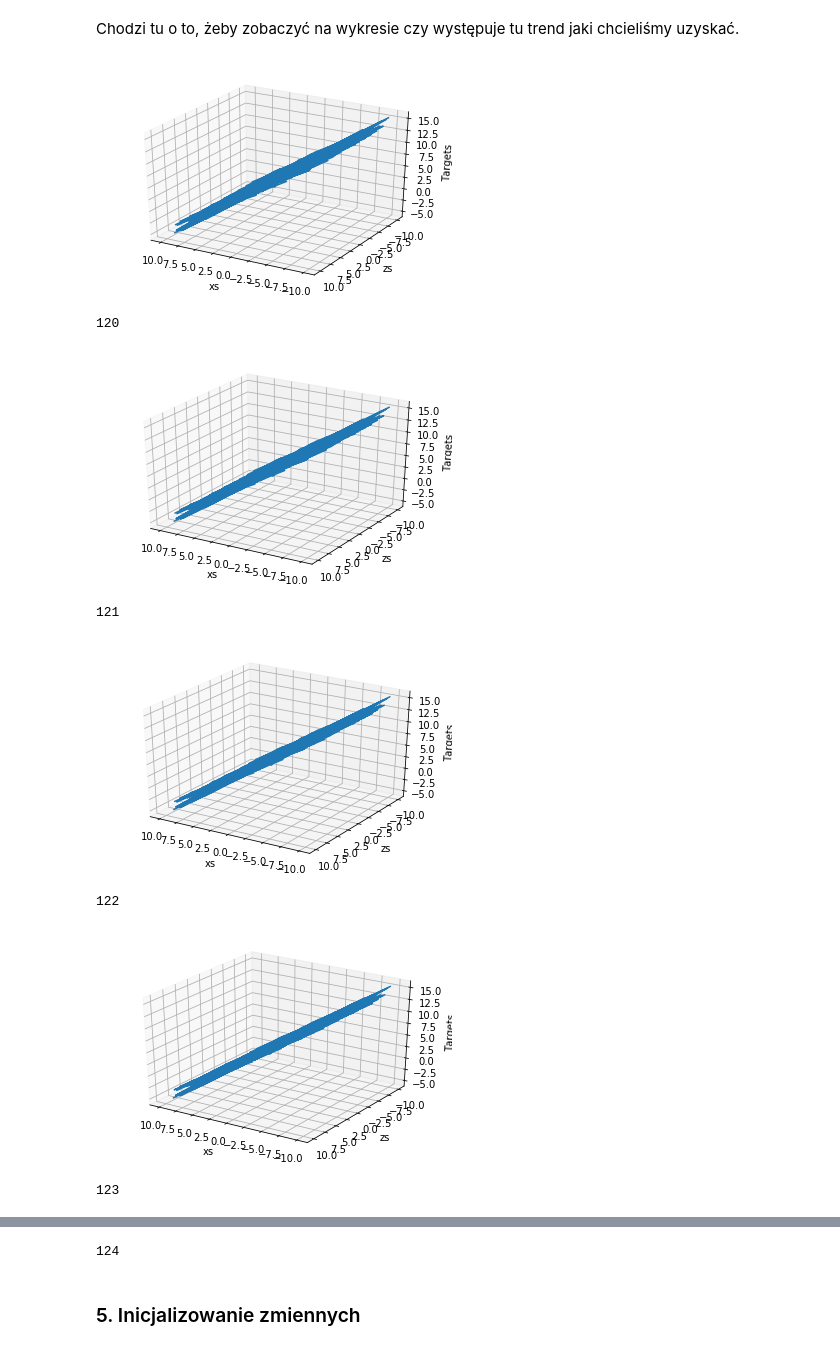
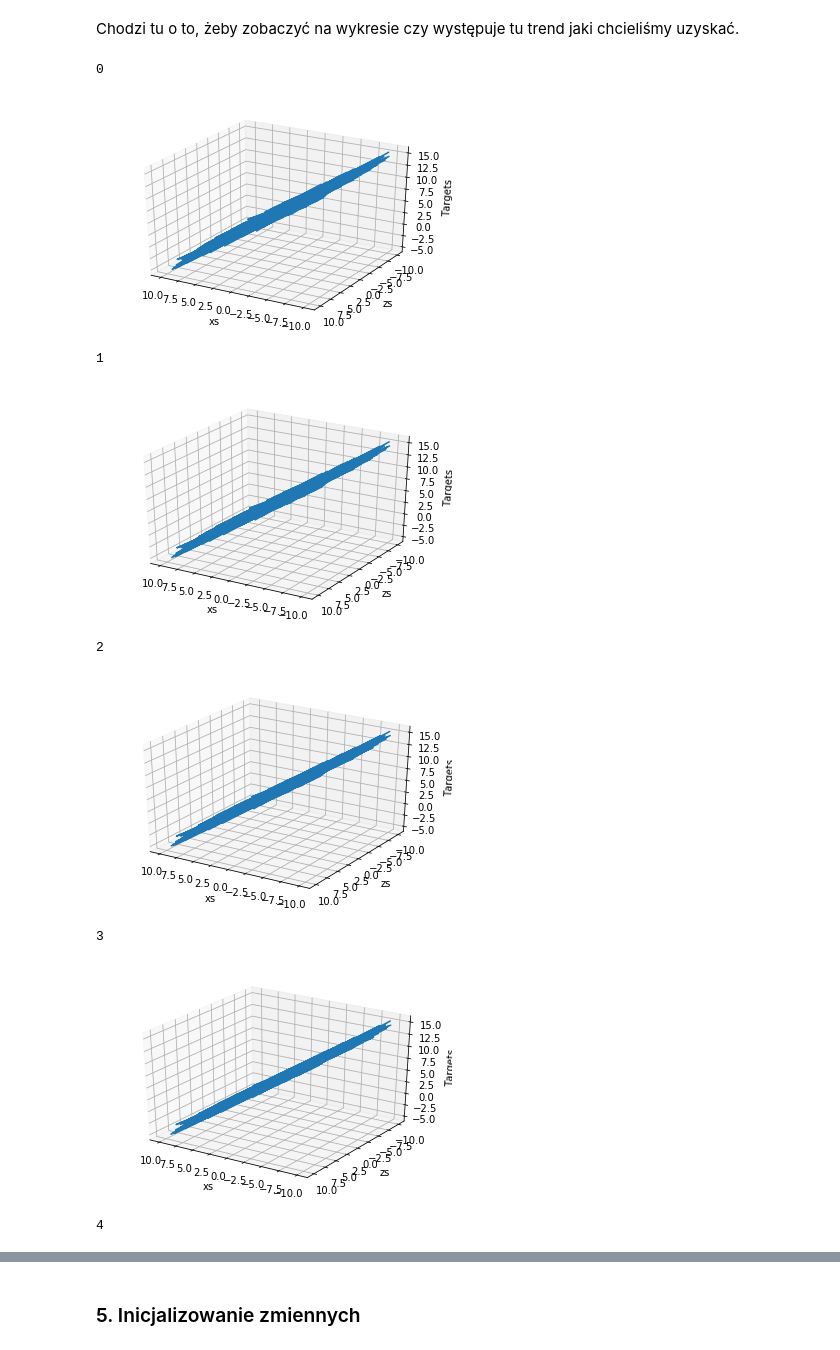
Before and after one commit to Bahusson/ai, a Jupyter notebook: Course_pract_1.ipynb, the cells around one changed output, grey strips where cells are left out. Cells and saved outputs as stored; diff of their text form; code cells hidden in the pictures.

Commit message:
Dalsze modyfikacje modelu liniowego
Wyciągnąłem sobie zmienne do jednego panelu, żeby mieć nad nimi lepszą
kontrolę. Program zaczyna jako tako wyglądać...

```diff
--- a/Course_pract_1.ipynb
+++ b/Course_pract_1.ipynb
@@ -10,14 +10,20 @@ import numpy as np
 #Poniższe przyda się do wizualizacji w tym wypadku - TensorFlow ma swój TensorBoard do wizualizacji.
 import matplotlib.pyplot as plt   # generator grafów - imho coś jak bokeh.
 from mpl_toolkits.mplot3d import Axes3D # wizualizacja ww. w 3D.
+# %%
+### Centrum koordynacji zmiennych ###
+observations = 1000  # Tu można zmienić ilość obserwacji. Optymalnie na lapka bez GPU jest 10.000 max. 100.000.
+r_v = 10             # Tu ustawiasz sobie poziom szumu w bazie przypadków losowych. Im większa tym większy szum.
+v_t = 1              # Tu zmieniasz wartość szumu w danych treningowych.
+v_a = 1              # Podstawiasz tu liczbę zmiennych.
+rng = 5              # Zakres działania animacji. Jeśli chcesz zobaczyć pełną animację wpisz dużą liczbę np. 200-300.
+l_r = 0.03           # Prędkość nauki modelu.
 # %% [markdown]
 ### 2. Generowanie losowych danych do podstawienia do modelu.
 # %%
-observations = 1000
-
-xs = np.random.uniform(low = -10, high = 10, size =(observations,1)) # funkcja generowania liczb losowych w numpy.
-# Od -10 do 10 z równą szansą dla każdej. rozmiar to liczba obserwacji / liczba zmiennych (tutaj 1 zmienna)
-zs = np.random.uniform(-10,10,(observations,1)) # ta sama funkcja, druga kolumna i bez opisu wewnątrz.
+xs = np.random.uniform(low = -r_v, high = r_v, size =(observations,v_a)) # funkcja generowania liczb losowych w numpy.
+# Od -10 do 10 z równą szansą dla każdej. rozmiar to liczba obserwacji / liczba zmiennych
+zs = np.random.uniform(-r_v,r_v,(observations,v_a)) # ta sama funkcja, druga kolumna i bez opisu wewnątrz.
 
 inputs = np.column_stack((xs,zs)) # Ta funkcja łączy dwie kolumny ze sobą - w ten sposób będzie wyglądać input w TF.
 # W tym wypadku mamy do czynienia z matrycą 1000x2.
@@ -77,20 +76,33 @@ def graph_animator(var, observations, targets,):
 # %%
 # To taka moja mała animacja ad-hoc, bo lubię widzieć co się dzieje w środku,
-# a tak znacznie łatwiej to sobie zwizualizować. :P
-# Jak masz przedpotopowy sprzęt jak ja i nie masz GPU (karty graficznej), którą
-# dałoby się taki proces przysipieszyć, to polecam nie odpalać navigatora anakondy,
-# a najlepiej w ogóle zrezygnować ze środowiska graficznego i poruszać się po systemie przy pomocy basha.
-# Naturalnie jeśli Twój komputer nie dostaje zadyszki przy milionie rekordów w bazie, to pewnie
-# nie masz się czym przejmować. Ja zbieram teraz na jakiś porządny sprzęt z kartami "tesla" albo na ten procesor
-# co to ma być tylko do obsługi SI a jednak bardziej wydajny niż GPU.
-for i in range(5):
+    # a tak znacznie łatwiej to sobie zwizualizować. :P
+    # Jak masz przedpotopowy sprzęt jak ja i nie masz GPU (karty graficznej), którą
+    # dałoby się taki proces przysipieszyć, to polecam nie odpalać navigatora anakondy,
+    # a najlepiej w ogóle zrezygnować ze środowiska graficznego i poruszać się po systemie przy pomocy basha.
+    # Naturalnie jeśli Twój komputer nie dostaje zadyszki przy milionie rekordów w bazie, to pewnie
+    # nie masz się czym przejmować. Ja zbieram teraz na jakiś porządny sprzęt z kartami "tesla" albo na ten procesor
+    # co to ma być tylko do obsługi SI a jednak bardziej wydajny niż GPU.
+
+    # Używamy .reshape żeby przygotować cele pod graf.
+    # reshape jest w docsach do numpyego. Jako argumenty przyjmuje wymiary, którymi chcemy opisać obiekt.
+targets = targets.reshape(observations,)
+
+#Ta funkcja powiela graf tyle razy ile tego sobie życzę.
+for i in range(rng): #Zmień to sobie na większą wartość jeśli masz zasoby i chcesz z tego zrobić 'animację'.
+                   #Ja wpisałem 300 i obracało się całkiem nieźle.
     graph_animator(i,observations,targets)
+
+# Przywracamy poprzedni kształt celom, żeby można ich ponownie użyć do nauki.
+# Równie dobrze można było je przepisać na nową zmienną np. 'targets_plot' i teraz tego nie robić
+# ale warto znać i metodę odwrotną tak na wszelki wypadek. Pytanie co jest mniej zasobochłonne.
+targets = targets.reshape(observations,1)
 # %% [output]
+0
 [figure]
-120
+1
-[figure, old version]
+[figure, new version]
-121
+2
-[figure, old version]
+[figure, new version]
-122
+3
-[figure, old version]
+[figure, new version]
-123
+4
@@ -98,4 +110,3 @@ for i in range(5):
-124
 # %% [markdown]
 ### 5. Inicjalizowanie zmiennych
 # %%
```
Also changed, not shown: parts of 5 cells of this notebook.
